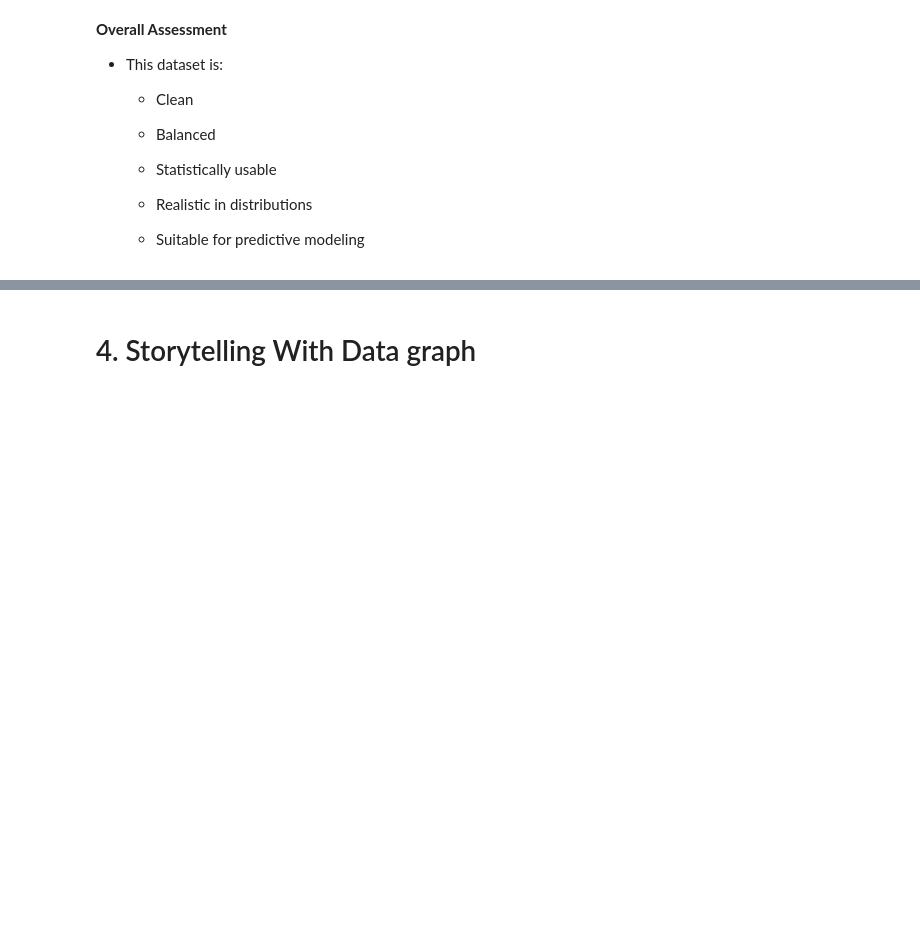
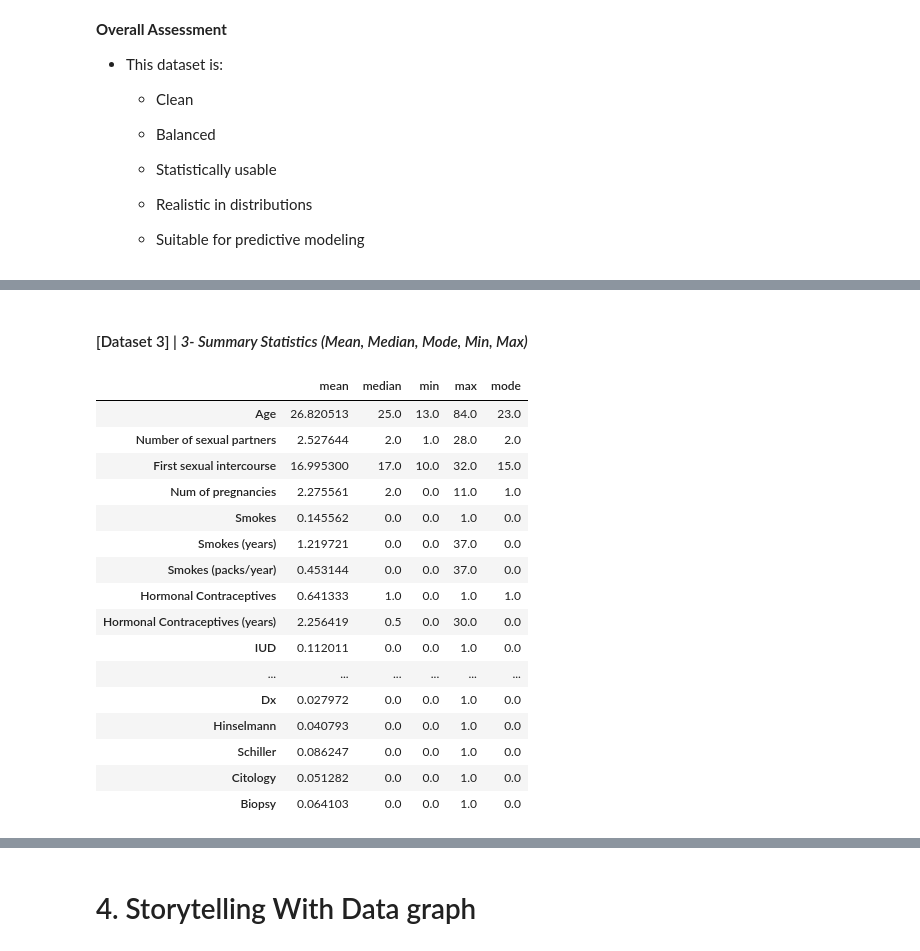
Before and after one commit to jasser-dh/Module-B-semester-2, a Jupyter notebook: OMDS-ModB2-Week4-Dhaouadi-Jasser.ipynb, the cells around one changed output, grey strips where cells are left out. Drawn from its saved outputs; the diff is of its cells as text; code cells hidden in the pictures; blank space fills up the shorter version.

```diff
--- a/OMDS-ModB2-Week4-Dhaouadi-Jasser.ipynb
+++ b/OMDS-ModB2-Week4-Dhaouadi-Jasser.ipynb
@@ -847,0 +920,28 @@ for bins in [10, 20, 40]:
+# %% [markdown]
+#### [Dataset 3] | *3- Summary Statistics (Mean, Median, Mode, Min, Max)*
+# %%
+numeric_cols3 = df_cervical_cancer.select_dtypes(include=[np.number]).columns.tolist()
+
+summary3 = df_cervical_cancer[numeric_cols3].describe().T[["mean","50%","min","max"]]
+summary3 = summary3.rename(columns={"50%":"median"})
+summary3["mode"] = df_cervical_cancer[numeric_cols3].mode().iloc[0]
+
+summary3
+# %% [output]
+|  | mean | median | min | max | mode |
+| Age | 26.820513 | 25.0 | 13.0 | 84.0 | 23.0 |
+| Number of sexual partners | 2.527644 | 2.0 | 1.0 | 28.0 | 2.0 |
+| First sexual intercourse | 16.995300 | 17.0 | 10.0 | 32.0 | 15.0 |
+| Num of pregnancies | 2.275561 | 2.0 | 0.0 | 11.0 | 1.0 |
+| Smokes | 0.145562 | 0.0 | 0.0 | 1.0 | 0.0 |
+| Smokes (years) | 1.219721 | 0.0 | 0.0 | 37.0 | 0.0 |
+| Smokes (packs/year) | 0.453144 | 0.0 | 0.0 | 37.0 | 0.0 |
+| Hormonal Contraceptives | 0.641333 | 1.0 | 0.0 | 1.0 | 1.0 |
+| Hormonal Contraceptives (years) | 2.256419 | 0.5 | 0.0 | 30.0 | 0.0 |
+| IUD | 0.112011 | 0.0 | 0.0 | 1.0 | 0.0 |
+| ... | ... | ... | ... | ... | ... |
+| Dx | 0.027972 | 0.0 | 0.0 | 1.0 | 0.0 |
+| Hinselmann | 0.040793 | 0.0 | 0.0 | 1.0 | 0.0 |
+| Schiller | 0.086247 | 0.0 | 0.0 | 1.0 | 0.0 |
+| Citology | 0.051282 | 0.0 | 0.0 | 1.0 | 0.0 |
+| Biopsy | 0.064103 | 0.0 | 0.0 | 1.0 | 0.0 |
```
Also changed, not shown: parts of 21 cells of this notebook.
